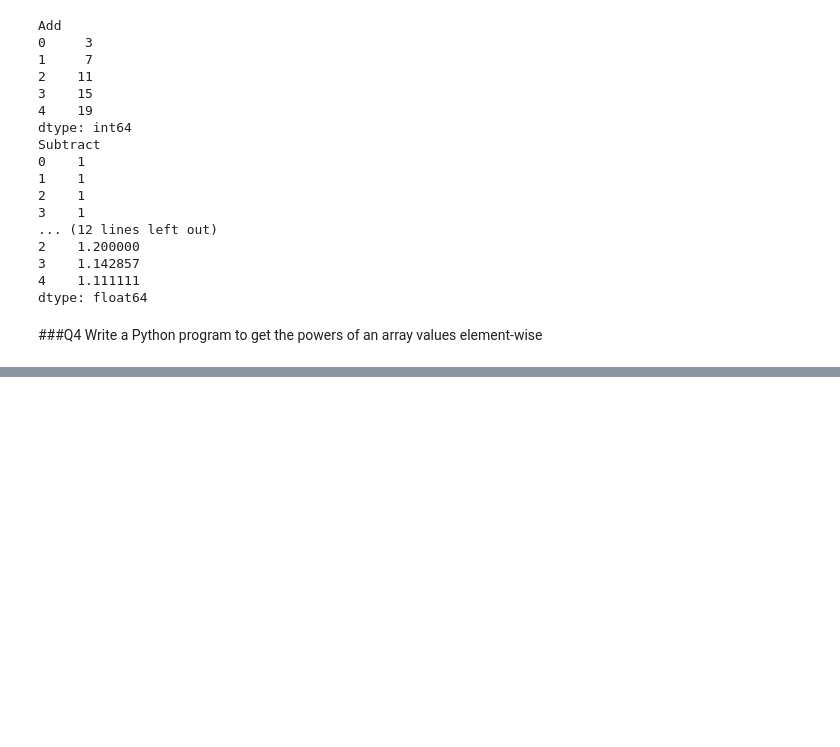
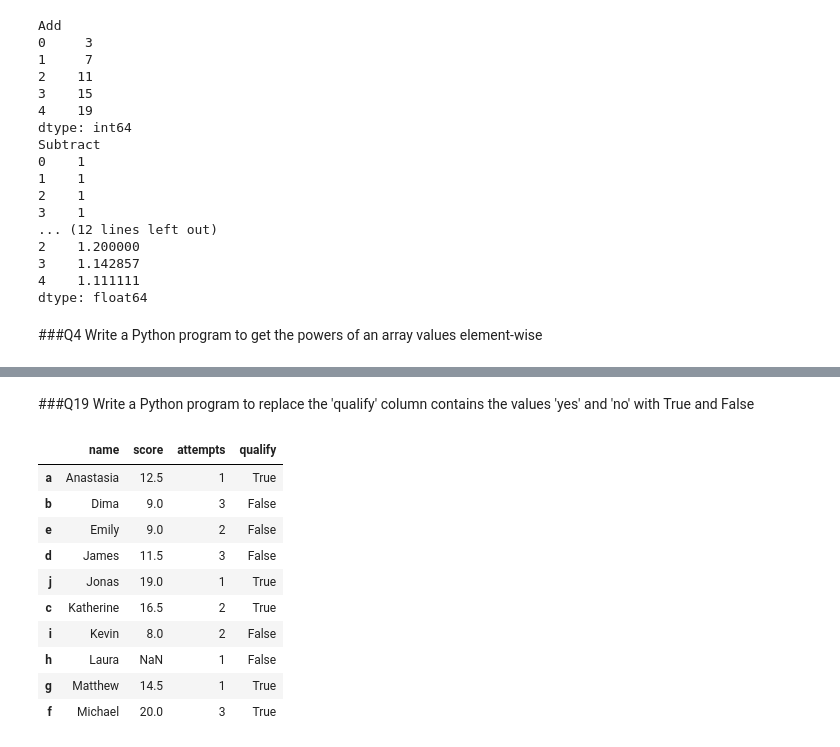
Before and after one commit to Harsh020802/Data_Analysis, a Jupyter notebook: Pandas_Questions.ipynb, the cells around one changed output, grey strips where cells are left out. Drawn from its saved outputs; the diff is of its cells as text; code cells hidden in the pictures; blank space fills up the shorter version.

```diff
--- a/Pandas_Questions.ipynb
+++ b/Pandas_Questions.ipynb
@@ -84,0 +327,18 @@ dtype: float64
+# %% [markdown]
+###Q19 Write a Python program to replace the 'qualify' column contains the values 'yes' and
+'no' with True and False
+# %%
+df['qualify'] = df['qualify'].replace({'yes': True, 'no': False})
+df
+# %% [output]
+|  | name | score | attempts | qualify |
+| a | Anastasia | 12.5 | 1 | True |
+| b | Dima | 9.0 | 3 | False |
+| e | Emily | 9.0 | 2 | False |
+| d | James | 11.5 | 3 | False |
+| j | Jonas | 19.0 | 1 | True |
+| c | Katherine | 16.5 | 2 | True |
+| i | Kevin | 8.0 | 2 | False |
+| h | Laura | NaN | 1 | False |
+| g | Matthew | 14.5 | 1 | True |
+| f | Michael | 20.0 | 3 | True |
```
Also changed, not shown: parts of 36 cells of this notebook, 1 other file.
